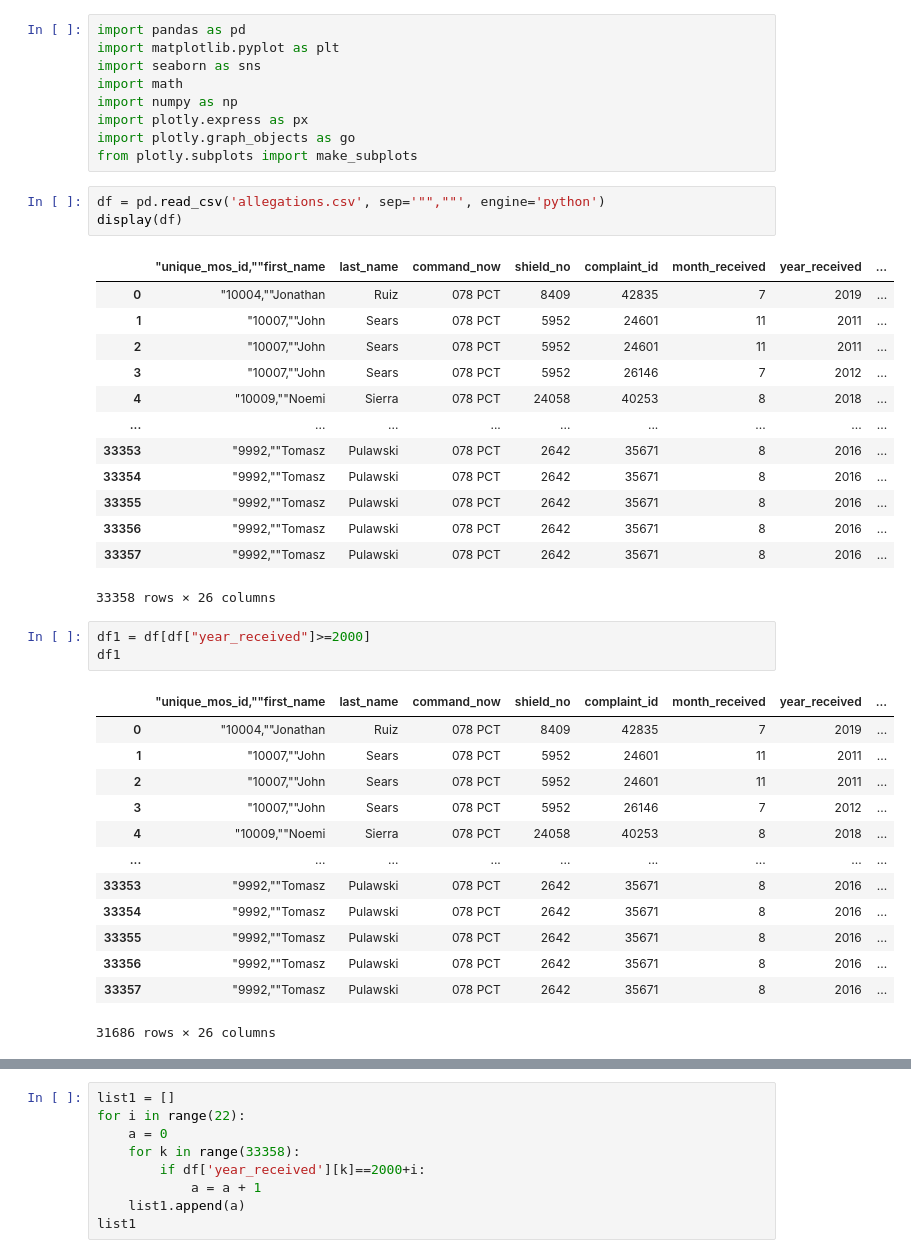
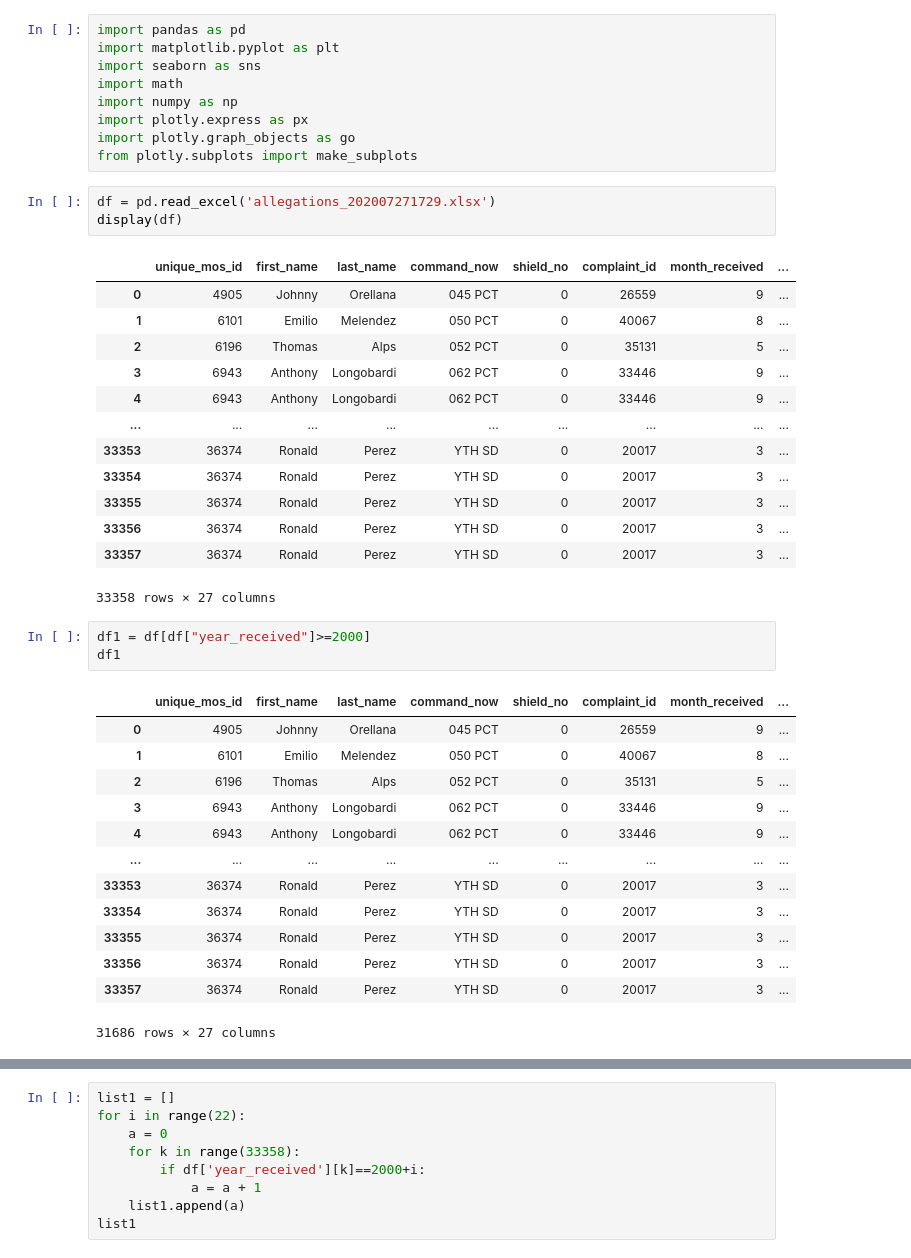
Before and after one commit to ndrettakis/Police-Misconduct-Stat-app, a Jupyter notebook: Stats desc.ipynb, the cells around one changed output, grey strips where cells are left out. Cells and saved outputs as stored; diff of their text form.

```diff
--- a/Stats desc.ipynb
+++ b/Stats desc.ipynb
@@ -8,39 +8,39 @@ import plotly.express as px
 import plotly.graph_objects as go
 from plotly.subplots import make_subplots
 # %%
-df = pd.read_csv('allegations.csv', sep='"",""', engine='python')
+df = pd.read_excel('allegations_202007271729.xlsx')
 display(df)
 # %% [output]
-|  | "unique_mos_id,""first_name | last_name | command_now | shield_no | complaint_id | month_received | year_received | ... |
-| 0 | "10004,""Jonathan | Ruiz | 078 PCT | 8409 | 42835 | 7 | 2019 | ... |
-| 1 | "10007,""John | Sears | 078 PCT | 5952 | 24601 | 11 | 2011 | ... |
-| 2 | "10007,""John | Sears | 078 PCT | 5952 | 24601 | 11 | 2011 | ... |
-| 3 | "10007,""John | Sears | 078 PCT | 5952 | 26146 | 7 | 2012 | ... |
-| 4 | "10009,""Noemi | Sierra | 078 PCT | 24058 | 40253 | 8 | 2018 | ... |
+|  | unique_mos_id | first_name | last_name | command_now | shield_no | complaint_id | month_received | ... |
+| 0 | 4905 | Johnny | Orellana | 045 PCT | 0 | 26559 | 9 | ... |
+| 1 | 6101 | Emilio | Melendez | 050 PCT | 0 | 40067 | 8 | ... |
+| 2 | 6196 | Thomas | Alps | 052 PCT | 0 | 35131 | 5 | ... |
+| 3 | 6943 | Anthony | Longobardi | 062 PCT | 0 | 33446 | 9 | ... |
+| 4 | 6943 | Anthony | Longobardi | 062 PCT | 0 | 33446 | 9 | ... |
 | ... | ... | ... | ... | ... | ... | ... | ... | ... |
-| 33353 | "9992,""Tomasz | Pulawski | 078 PCT | 2642 | 35671 | 8 | 2016 | ... |
-| 33354 | "9992,""Tomasz | Pulawski | 078 PCT | 2642 | 35671 | 8 | 2016 | ... |
-| 33355 | "9992,""Tomasz | Pulawski | 078 PCT | 2642 | 35671 | 8 | 2016 | ... |
-| 33356 | "9992,""Tomasz | Pulawski | 078 PCT | 2642 | 35671 | 8 | 2016 | ... |
-| 33357 | "9992,""Tomasz | Pulawski | 078 PCT | 2642 | 35671 | 8 | 2016 | ... |
+| 33353 | 36374 | Ronald | Perez | YTH SD | 0 | 20017 | 3 | ... |
+| 33354 | 36374 | Ronald | Perez | YTH SD | 0 | 20017 | 3 | ... |
+| 33355 | 36374 | Ronald | Perez | YTH SD | 0 | 20017 | 3 | ... |
+| 33356 | 36374 | Ronald | Perez | YTH SD | 0 | 20017 | 3 | ... |
+| 33357 | 36374 | Ronald | Perez | YTH SD | 0 | 20017 | 3 | ... |
-33358 rows × 26 columns
+33358 rows × 27 columns
 # %%
 df1 = df[df["year_received"]>=2000]
 df1
 # %% [output]
-|  | "unique_mos_id,""first_name | last_name | command_now | shield_no | complaint_id | month_received | year_received | ... |
-| 0 | "10004,""Jonathan | Ruiz | 078 PCT | 8409 | 42835 | 7 | 2019 | ... |
-| 1 | "10007,""John | Sears | 078 PCT | 5952 | 24601 | 11 | 2011 | ... |
-| 2 | "10007,""John | Sears | 078 PCT | 5952 | 24601 | 11 | 2011 | ... |
-| 3 | "10007,""John | Sears | 078 PCT | 5952 | 26146 | 7 | 2012 | ... |
-| 4 | "10009,""Noemi | Sierra | 078 PCT | 24058 | 40253 | 8 | 2018 | ... |
+|  | unique_mos_id | first_name | last_name | command_now | shield_no | complaint_id | month_received | ... |
+| 0 | 4905 | Johnny | Orellana | 045 PCT | 0 | 26559 | 9 | ... |
+| 1 | 6101 | Emilio | Melendez | 050 PCT | 0 | 40067 | 8 | ... |
+| 2 | 6196 | Thomas | Alps | 052 PCT | 0 | 35131 | 5 | ... |
+| 3 | 6943 | Anthony | Longobardi | 062 PCT | 0 | 33446 | 9 | ... |
+| 4 | 6943 | Anthony | Longobardi | 062 PCT | 0 | 33446 | 9 | ... |
 | ... | ... | ... | ... | ... | ... | ... | ... | ... |
-| 33353 | "9992,""Tomasz | Pulawski | 078 PCT | 2642 | 35671 | 8 | 2016 | ... |
-| 33354 | "9992,""Tomasz | Pulawski | 078 PCT | 2642 | 35671 | 8 | 2016 | ... |
-| 33355 | "9992,""Tomasz | Pulawski | 078 PCT | 2642 | 35671 | 8 | 2016 | ... |
-| 33356 | "9992,""Tomasz | Pulawski | 078 PCT | 2642 | 35671 | 8 | 2016 | ... |
-| 33357 | "9992,""Tomasz | Pulawski | 078 PCT | 2642 | 35671 | 8 | 2016 | ... |
+| 33353 | 36374 | Ronald | Perez | YTH SD | 0 | 20017 | 3 | ... |
+| 33354 | 36374 | Ronald | Perez | YTH SD | 0 | 20017 | 3 | ... |
+| 33355 | 36374 | Ronald | Perez | YTH SD | 0 | 20017 | 3 | ... |
+| 33356 | 36374 | Ronald | Perez | YTH SD | 0 | 20017 | 3 | ... |
+| 33357 | 36374 | Ronald | Perez | YTH SD | 0 | 20017 | 3 | ... |
-31686 rows × 26 columns
+31686 rows × 27 columns
 # %%
 list = []
 for i in range(22):
```
Also changed, not shown: parts of 5 cells of this notebook.
